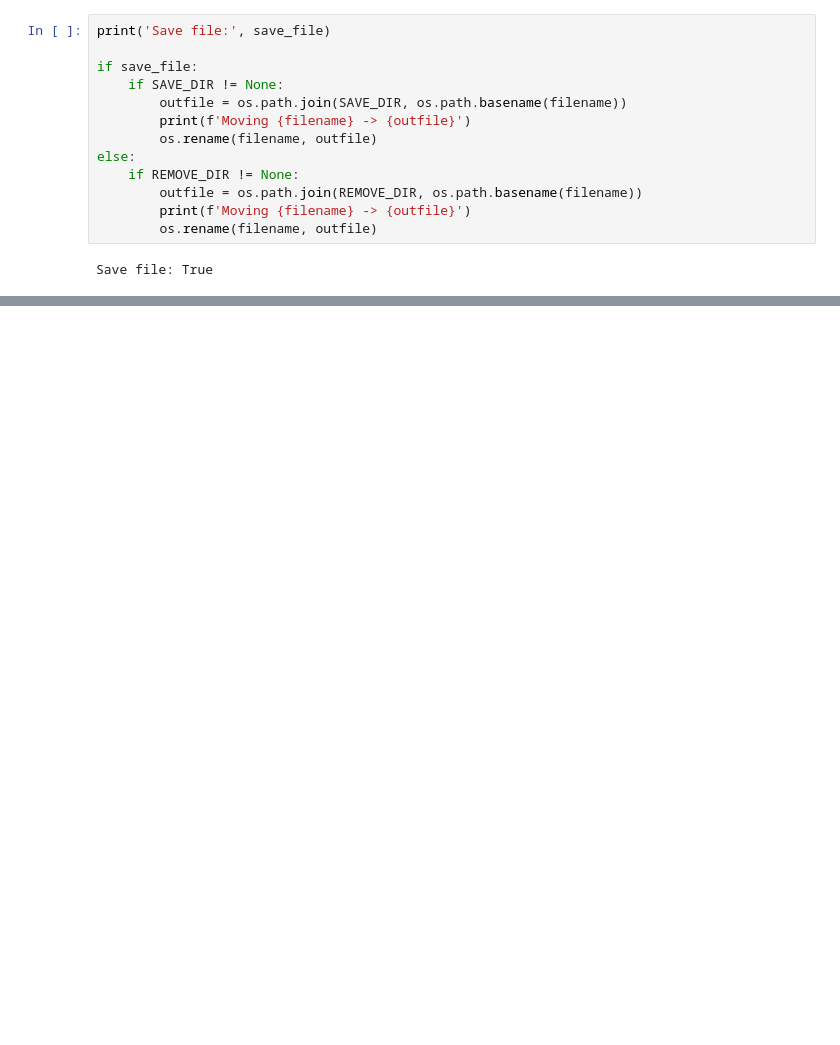
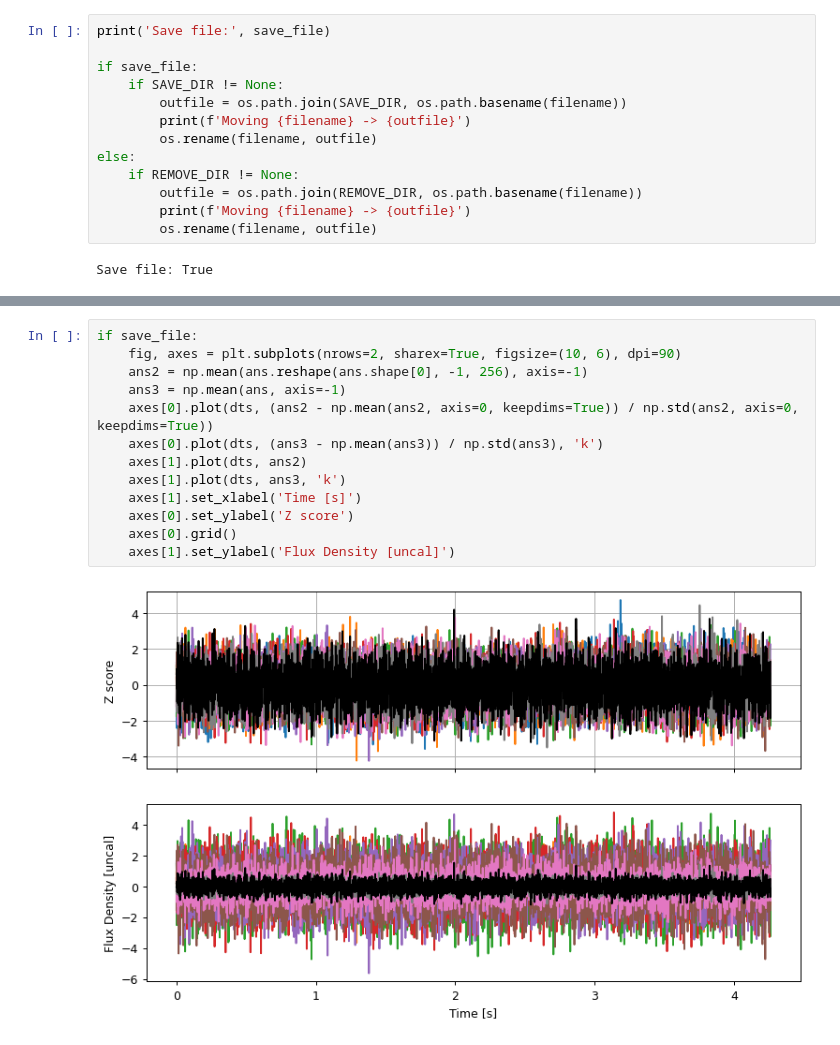
Before and after one commit to AaronParsons/limbo, a Jupyter notebook: limbo/data/limbo_processing_template.ipynb, the cells around one changed output, grey strips where cells are left out. Saved outputs shown, nothing was run; the diff lists cells and outputs as text; blank space fills up the shorter version.

```diff
--- a/limbo/data/limbo_processing_template.ipynb
+++ b/limbo/data/limbo_processing_template.ipynb
@@ -237,0 +274,15 @@ Save file: True
+# %%
+if save_file:
+    fig, axes = plt.subplots(nrows=2, sharex=True, figsize=(10, 6), dpi=90)
+    ans2 = np.mean(ans.reshape(ans.shape[0], -1, 256), axis=-1)
+    ans3 = np.mean(ans, axis=-1)
+    axes[0].plot(dts, (ans2 - np.mean(ans2, axis=0, keepdims=True)) / np.std(ans2, axis=0, keepdims=True))
+    axes[0].plot(dts, (ans3 - np.mean(ans3)) / np.std(ans3), 'k')
+    axes[1].plot(dts, ans2)
+    axes[1].plot(dts, ans3, 'k')
+    axes[1].set_xlabel('Time [s]')
+    axes[0].set_ylabel('Z score')
+    axes[0].grid()
+    axes[1].set_ylabel('Flux Density [uncal]')
+# %% [output]
+[figure, added]
```
Also changed, not shown: parts of 11 cells of this notebook.
